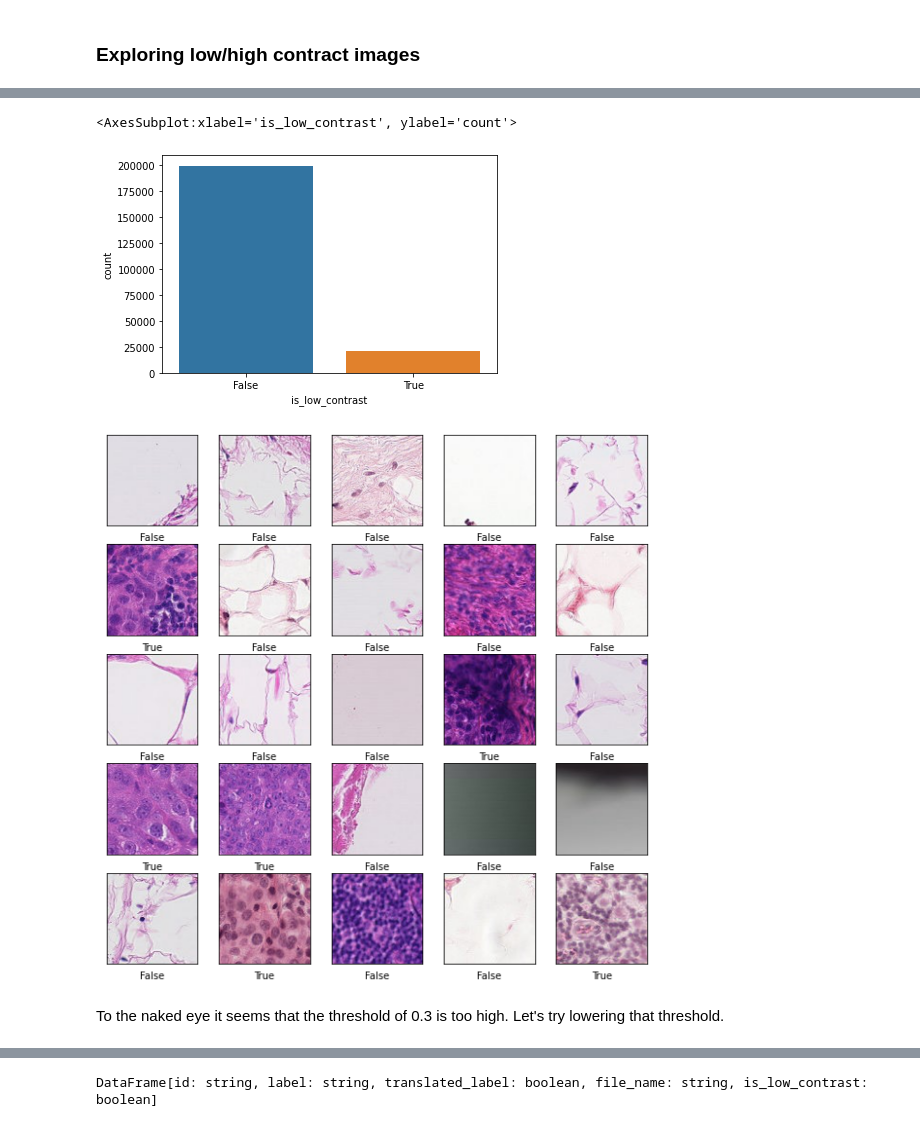
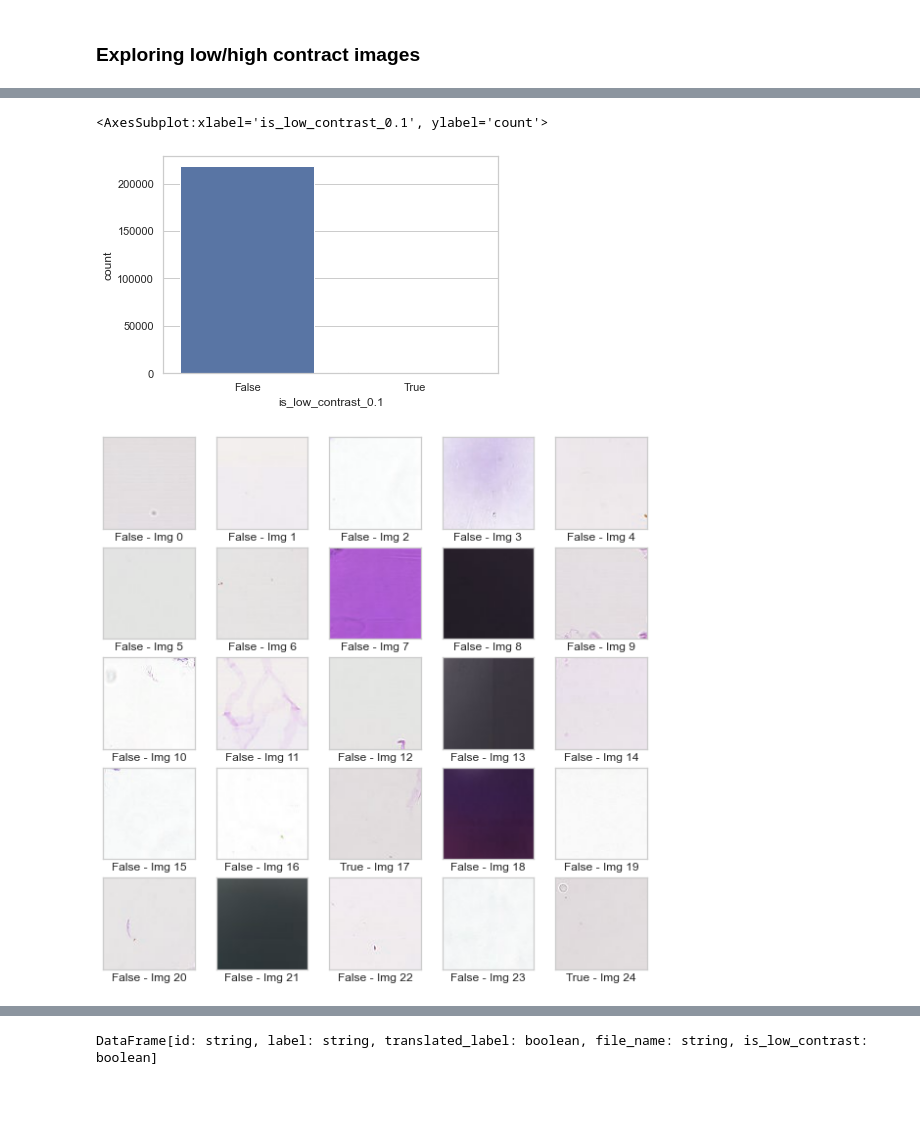
Before and after one commit to alexakh95/datasciense-uni-project, a Jupyter notebook: notebooks/histopathologic_cancer_detection/project.ipynb, the cells around one changed output, grey strips where cells are left out. Cells and saved outputs as stored; diff of their text form; code cells hidden in the pictures; blank space fills up the shorter version.

```diff
--- a/notebooks/histopathologic_cancer_detection/project.ipynb
+++ b/notebooks/histopathologic_cancer_detection/project.ipynb
@@ -281,29 +263,29 @@ Using the naked eye, being untrained professionals, we can't make a difference b
 stacked_negative_images = np.stack(full_data_pd[full_data_pd['is_cancer'] == False]['image'], axis=0)
 stacked_positive_images = np.stack(full_data_pd[full_data_pd['is_cancer'] == True]['image'], axis=0)
 # %%
-fig,axs = plt.subplots(4,2,sharey=True,figsize=(8,8),dpi=150)
+fig, axs = plt.subplots(4,2,sharey=True,figsize=(8,8),dpi=150)
 
 #RGB channels
 
 # BLUE channel
-axs[0,0].hist(stacked_positive_images[:,:,:,0].flatten(),bins=255,density=True)
-axs[0,1].hist(stacked_negative_images[:,:,:,0].flatten(),bins=255,density=True)
+axs[0,0].hist(stacked_positive_images[:,:,:,0].flatten(),bins=256,density=True)
+axs[0,1].hist(stacked_negative_images[:,:,:,0].flatten(),bins=256,density=True)
 
 # GREEN channel
-axs[1,0].hist(stacked_positive_images[:,:,:,1].flatten(),bins=255,density=True)
-axs[1,1].hist(stacked_negative_images[:,:,:,1].flatten(),bins=255,density=True)
+axs[1,0].hist(stacked_positive_images[:,:,:,1].flatten(),bins=256,density=True)
+axs[1,1].hist(stacked_negative_images[:,:,:,1].flatten(),bins=256,density=True)
 
 # RED Channel
-axs[2,0].hist(stacked_positive_images[:,:,:,2].flatten(),bins=255,density=True)
-axs[2,1].hist(stacked_negative_images[:,:,:,2].flatten(),bins=255,density=True)
+axs[2,0].hist(stacked_positive_images[:,:,:,2].flatten(),bins=256,density=True)
+axs[2,1].hist(stacked_negative_images[:,:,:,2].flatten(),bins=256,density=True)
 
 #All channels
-axs[3,0].hist(stacked_positive_images.flatten(),bins=255,density=True)
-axs[3,1].hist(stacked_negative_images.flatten(),bins=255,density=True)
+axs[3,0].hist(stacked_positive_images.flatten(),bins=256,density=True)
+axs[3,1].hist(stacked_negative_images.flatten(),bins=256,density=True)
 
 #Set image labels
-axs[0,0].set_title("Positive samples (N =" + str(stacked_positive_images.shape[0]) + ")");
-axs[0,1].set_title("Negative samples (N =" + str(stacked_negative_images.shape[0]) + ")");
+axs[0,0].set_title("Positive (N =  " + str(stacked_positive_images.shape[0]) + ")");
+axs[0,1].set_title("Negative (N = " + str(stacked_negative_images.shape[0]) + ")");
 
 axs[0,1].set_ylabel("Blue",rotation='horizontal',labelpad=35,fontsize=12)
 axs[1,1].set_ylabel("Green",rotation='horizontal',labelpad=35,fontsize=12)
@@ -315,4 +297,7 @@ for i in range(4):
 
 axs[3,0].set_xlabel("Pixel value")
 axs[3,1].set_xlabel("Pixel value")
+
 fig.tight_layout()
+
+plt.show()
@@ -344,4 +333,4 @@ Interestingly enough we can see that there is a difference in image brightness b
 from skimage.exposure import is_low_contrast
 # %%
 def is_low_contrast_func(image):
-    return bool(is_low_contrast(image, fraction_threshold=0.3))
+    return bool(is_low_contrast(image, fraction_threshold=0.1))
@@ -377,34 +337,31 @@ y_to_plot = y_low_contrast_df.toPandas()
+# %%
+low_contrast_pd = full_data_pd.copy()
+low_contrast_pd['is_low_contrast_0.1'] = low_contrast_pd['image'].apply(is_low_contrast_func)
 # %%
-sns.countplot(data=y_to_plot, x='is_low_contrast')
+sns.countplot(data=low_contrast_pd, x='is_low_contrast_0.1')
 # %% [output]
-<AxesSubplot:xlabel='is_low_contrast', ylabel='count'>
+<AxesSubplot:xlabel='is_low_contrast_0.1', ylabel='count'>
-[figure, old version]
+[figure, new version]
 # %%
 plt.figure(figsize=(10,10))
 
-shuffled_low_contrast = shuffle(y_to_plot[y_to_plot["is_low_contrast"] == True])
+shuffled_low_contrast = shuffle(low_contrast_pd[low_contrast_pd["is_low_contrast_0.1"] == True])
 
 for i in range(25):
-    current_row = shuffled_low_contrast.iloc[[i]]
+    current_row = shuffled_low_contrast.iloc[i]
 
     plt.subplot(5,5,i+1)
     plt.xticks([])
     plt.yticks([])
     plt.grid(False)
 
-    # get file name from cell
-    curr_file_path = current_row['file_name'].iloc[0]
+    try:
+        plt.imshow(current_row['image'])
 
-    try:
-        img = plt.imread(curr_file_path)
-        plt.imshow(img)
-
-        plt.xlabel(current_row['translated_label'].iloc[0])
+        plt.xlabel(f"{current_row['is_cancer']} - Img {i}")
     except Exception as e:
         logger.error("A problem happened while trying to represent the image", e)
 
 plt.show()
 # %% [output]
-[figure, old version]
+[figure, new version]
-# %% [markdown]
-To the naked eye it seems that the threshold of 0.3 is too high. Let's try lowering that threshold.
```
Also changed, not shown: parts of 17 cells of this notebook.
